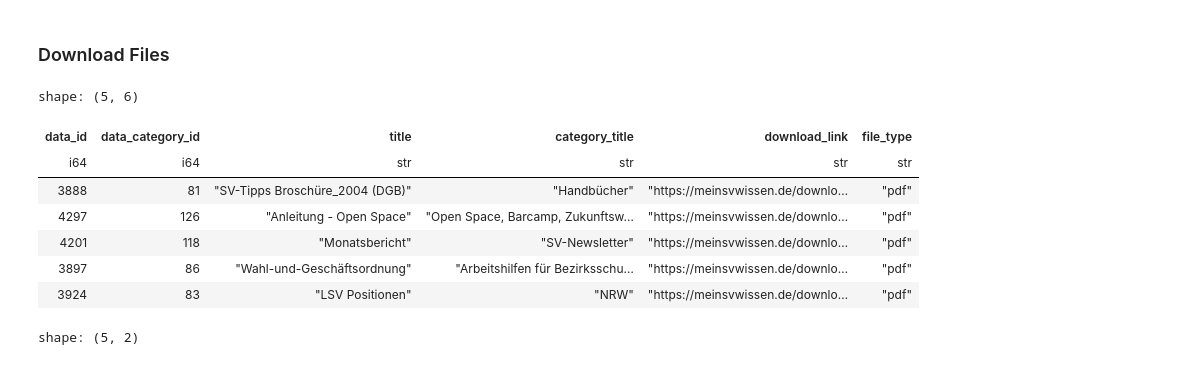
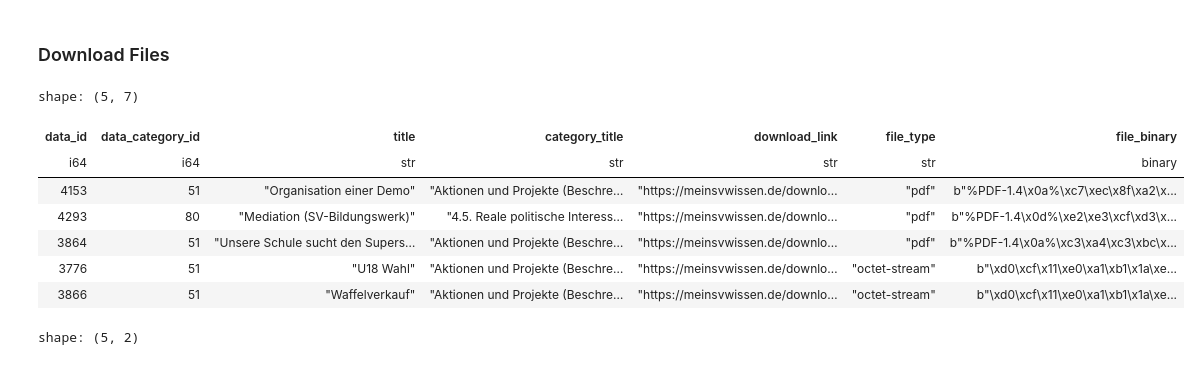
Before and after one commit to CorrelAid/schule-ein-interface-geben, a Jupyter notebook: exploration.ipynb, the cells around one changed output. Saved outputs shown, nothing was run; the diff lists cells and outputs as text; code cells hidden in the pictures.

```diff
--- a/exploration.ipynb
+++ b/exploration.ipynb
@@ -46,20 +46,20 @@ Pimp my School Downloads (36)
 # %% [markdown]
 ### Download Files
 # %%
-posts_url = base_url + "downloads.parquet"
+posts_url = base_url + "smoke_test_downloads.parquet"
 response = requests.get(posts_url)
 response.raise_for_status()
 df = pl.read_parquet(response.content)
 df.head()
 # %% [output]
-shape: (5, 6)
+shape: (5, 7)
-| data_id | data_category_id | title | category_title | download_link | file_type |
-| i64 | i64 | str | str | str | str |
-| 3888 | 81 | "SV-Tipps Broschüre_2004 (DGB)" | "Handbücher" | "https://meinsvwissen.de/downlo… | "pdf" |
-| 4297 | 126 | "Anleitung - Open Space" | "Open Space, Barcamp, Zukunftsw… | "https://meinsvwissen.de/downlo… | "pdf" |
-| 4201 | 118 | "Monatsbericht" | "SV-Newsletter" | "https://meinsvwissen.de/downlo… | "pdf" |
-| 3897 | 86 | "Wahl-und-Geschäftsordnung" | "Arbeitshilfen für Bezirksschu… | "https://meinsvwissen.de/downlo… | "pdf" |
-| 3924 | 83 | "LSV Positionen" | "NRW" | "https://meinsvwissen.de/downlo… | "pdf" |
+| data_id | data_category_id | title | category_title | download_link | file_type | file_binary |
+| i64 | i64 | str | str | str | str | binary |
+| 4153 | 51 | "Organisation einer Demo" | "Aktionen und Projekte (Beschre… | "https://meinsvwissen.de/downlo… | "pdf" | b"%PDF-1.4\x0a%\xc7\xec\x8f\xa2\x... |
+| 4293 | 80 | "Mediation (SV-Bildungswerk)" | "4.5. Reale politische Interess… | "https://meinsvwissen.de/downlo… | "pdf" | b"%PDF-1.4\x0d%\xe2\xe3\xcf\xd3\x... |
+| 3864 | 51 | "Unsere Schule sucht den Supers… | "Aktionen und Projekte (Beschre… | "https://meinsvwissen.de/downlo… | "pdf" | b"%PDF-1.4\x0a%\xc3\xa4\xc3\xbc\x... |
+| 3776 | 51 | "U18 Wahl" | "Aktionen und Projekte (Beschre… | "https://meinsvwissen.de/downlo… | "octet-stream" | b"\xd0\xcf\x11\xe0\xa1\xb1\x1a\xe... |
+| 3866 | 51 | "Waffelverkauf" | "Aktionen und Projekte (Beschre… | "https://meinsvwissen.de/downlo… | "octet-stream" | b"\xd0\xcf\x11\xe0\xa1\xb1\x1a\xe... |
 # %%
 df["file_type"].value_counts().sort("count", descending=True)
 # %% [output]
```
Also changed, not shown: parts of 3 cells of this notebook, 14 other files.
